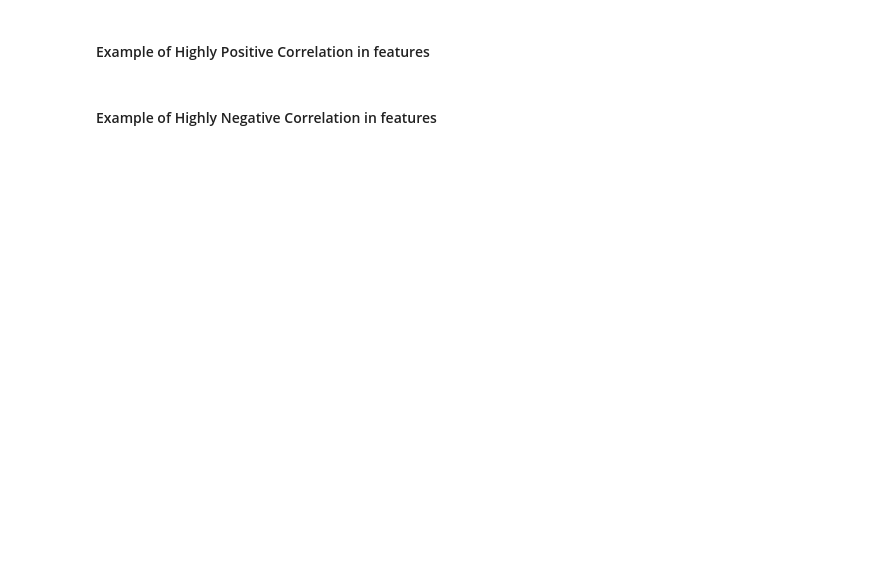
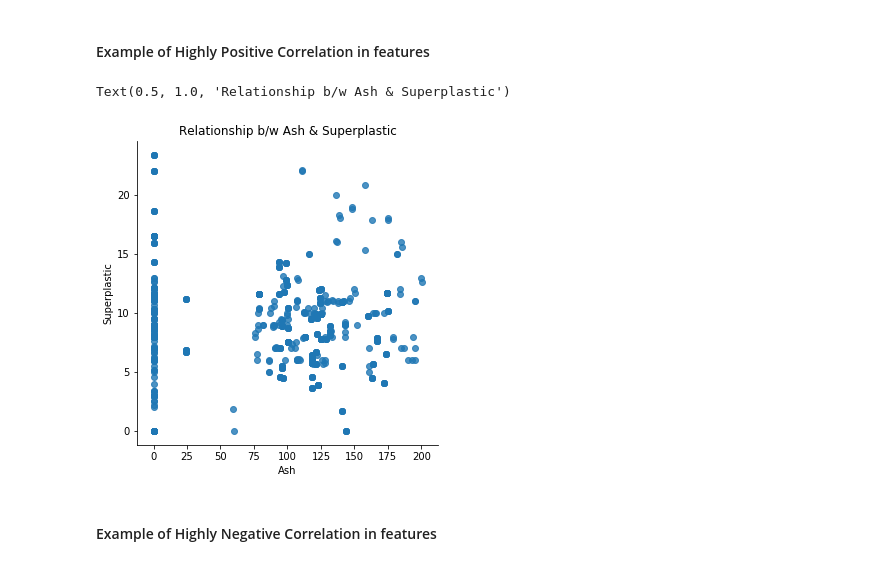
Before and after one commit to rsjain1978/concrete-data-analysis-modelling, a Jupyter notebook: eda.ipynb, the cells around one changed output. Saved outputs shown, nothing was run; the diff lists cells and outputs as text; code cells hidden in the pictures; blank space fills up the shorter version.

```diff
--- a/eda.ipynb
+++ b/eda.ipynb
@@ -238,10 +242,13 @@ plt.suptitle('Pair Plot of concrete data - highlighted by strength', size = 46);
 # %% [markdown]
 #### Example of Highly Positive Correlation in features
 # %%
-sns.lmplot(x='scaled_variance.1',y='compactness',hue='class', data=data, fit_reg=False)
-plt.xlabel('scaled_variance.1')
-plt.ylabel('compactness')
-plt.title('Relationship b/w scaled variance & compactness')
+sns.lmplot(x='ash',y='superplastic',data=data_orig, fit_reg=False)
+plt.xlabel('Ash')
+plt.ylabel('Superplastic')
+plt.title('Relationship b/w Ash & Superplastic')
+# %% [output]
+Text(0.5, 1.0, 'Relationship b/w Ash & Superplastic')
+[figure, added]
 # %% [markdown]
 #### Example of Highly Negative Correlation in features
 # %%
```
Also changed, not shown: parts of 14 cells of this notebook.
